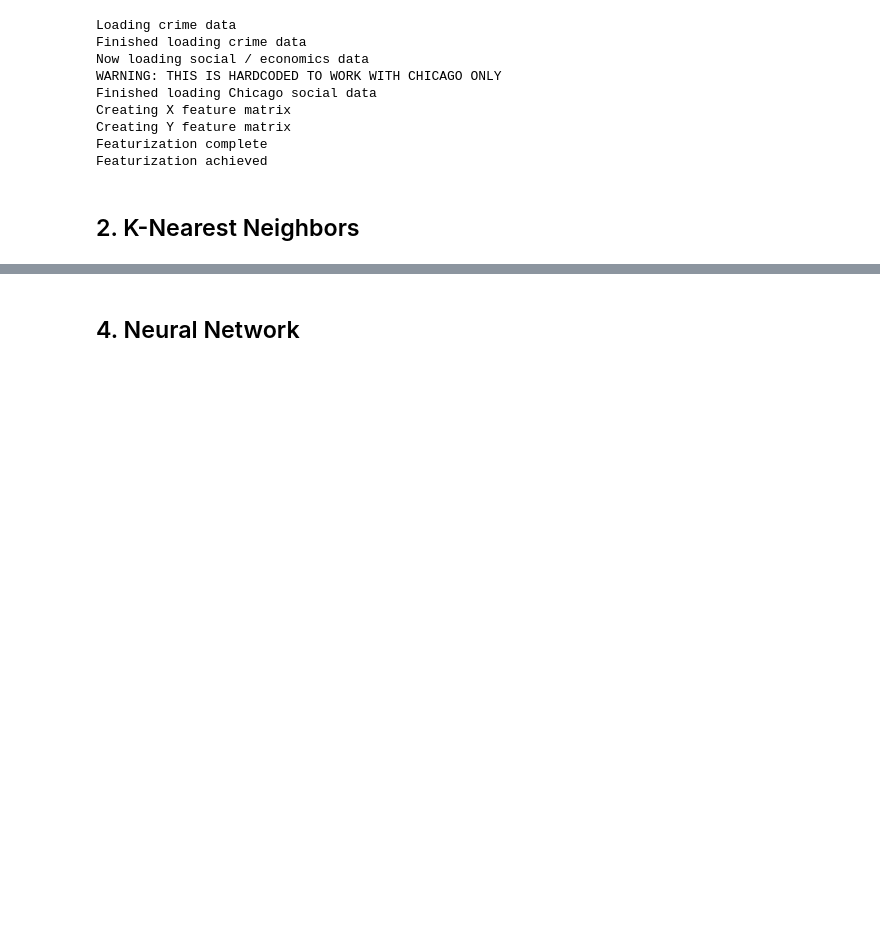
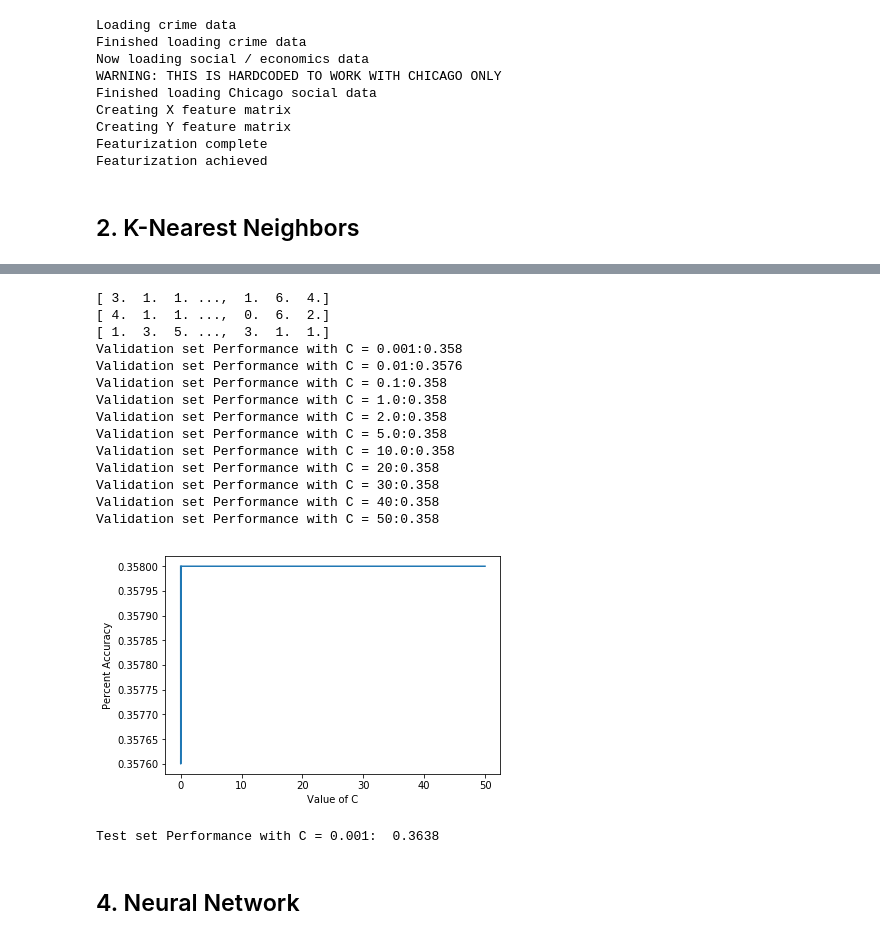
Before and after one commit to vontell/CrimePrediction, a Jupyter notebook: Experiments.ipynb, the cells around one changed output, grey strips where cells are left out. Drawn from its saved outputs; the diff is of its cells as text; code cells hidden in the pictures; blank space fills up the shorter version.

```diff
--- a/Experiments.ipynb
+++ b/Experiments.ipynb
@@ -117,47 +141,71 @@ def train_MaxEnt(feature_matrix, targets, c):
 # %%
 def evaluate_MaxEnt(X, Y):
     # Loading data
-    X_train = X[1:300]
-    Y_train = Y[1:300]
-    X_validate = X[300:500]
-    Y_validate = Y[300:500]
-    X_test = X[500:600]
-    Y_test = Y[500:600]
+    X_train = X[1:10000]
+    Y_train = Y[1:10000]
+    X_validate = X[10000:15000]
+    Y_validate = Y[10000:15000]
+    X_test = X[15000:20000]
+    Y_test = Y[15000:20000]
     train_targets = np.zeros(Y_train.shape[0])
     for i in range(Y_train.shape[0]):
         train_targets[i] = np.argmax(Y_train[i])
     validation_targets = np.zeros(Y_validate.shape[0])
     for i in range(Y_validate.shape[0]):
         validation_targets[i] = np.argmax(Y_validate[i])
     test_targets = np.zeros(Y_test.shape[0])
     for i in range(Y_test.shape[0]):
         test_targets[i] = np.argmax(Y_test[i])
 
     print train_targets
     print validation_targets
     print test_targets
 
 
 
     #Tuning on the validation set for value of C
-    C = [.001, .01, .1, 1.0, 2.0, 5.0, 10.0]
+    C = [.001, .01, .1, 1.0, 2.0, 5.0, 10.0, 20, 30, 40, 50]
     best_C = 0
     max_score = 0.0
+    x_values = []
+    y_values = []
     for c in C:
         maxEnt = train_MaxEnt(X_train, train_targets, c)
 
         score = maxEnt.score(X_validate, validation_targets)
+        x_values.append(c)
+        y_values.append(score)
         if score > max_score:
             max_score = score
             best_C = c
         print("Validation set Performance with C = " + str(c) + ":" + str(score))
-
+    plt.plot(x_values, y_values)
+    plt.xlabel("Value of C")
+    plt.ylabel("Percent Accuracy")
+    plt.show()
     #Evaluating on Test set with best K value
     maxEnt = train_MaxEnt(X_train, train_targets, .001)
     test_score = maxEnt.score(X_test, test_targets)
     print("Test set Performance with C = " + str(best_C) + ":  " + str(test_score))
 
 evaluate_MaxEnt(X, Y)
+# %% [output]
+[ 3.  1.  1. ...,  1.  6.  4.]
+[ 4.  1.  1. ...,  0.  6.  2.]
+[ 1.  3.  5. ...,  3.  1.  1.]
+Validation set Performance with C = 0.001:0.358
+Validation set Performance with C = 0.01:0.3576
+Validation set Performance with C = 0.1:0.358
+Validation set Performance with C = 1.0:0.358
+Validation set Performance with C = 2.0:0.358
+Validation set Performance with C = 5.0:0.358
+Validation set Performance with C = 10.0:0.358
+Validation set Performance with C = 20:0.358
+Validation set Performance with C = 30:0.358
+Validation set Performance with C = 40:0.358
+Validation set Performance with C = 50:0.358
+[figure, added]
+Test set Performance with C = 0.001:  0.3638
 # %% [markdown]
 ## 4. Neural Network
 # %%
```
Also changed, not shown: parts of 7 cells of this notebook, 1 other file.
